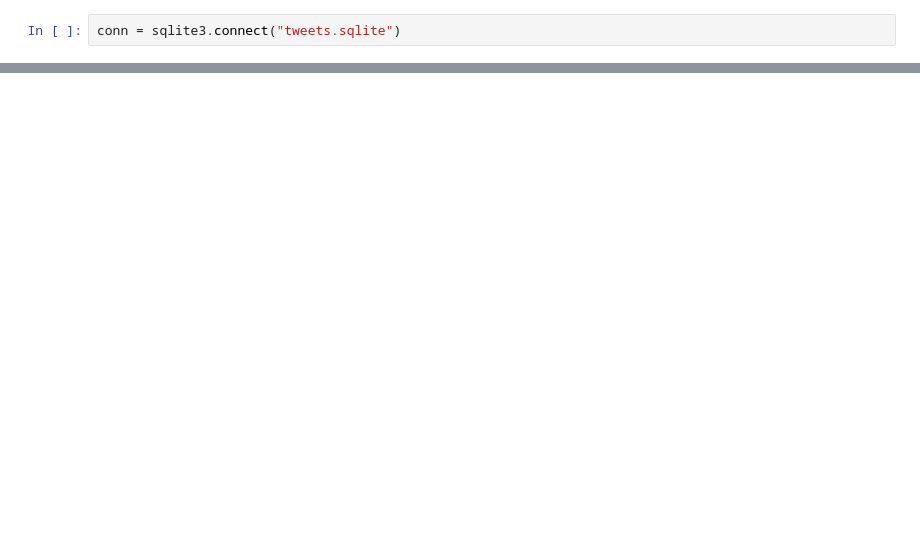
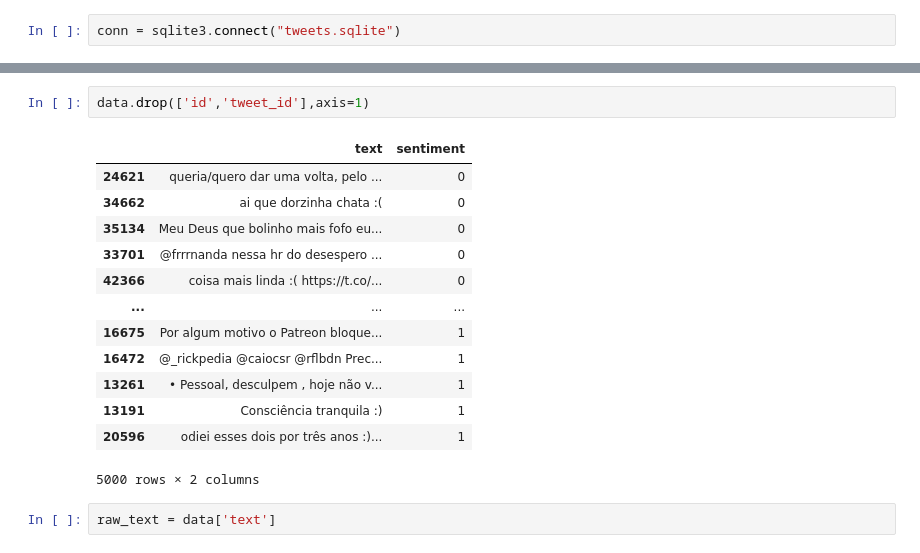
Before and after one commit to statspy-ml/Data_Mining_Trab, a Jupyter notebook: DM_TRAB_2021.ipynb, the cells around one changed output, grey strips where cells are left out. Cells and saved outputs as stored; diff of their text form; blank space fills up the shorter version.

```diff
--- a/DM_TRAB_2021.ipynb
+++ b/DM_TRAB_2021.ipynb
@@ -9,0 +467,18 @@ df = pd.read_sql_query("SELECT * FROM Tweet", conn)
+# %%
+data.drop(['id','tweet_id'],axis=1)
+# %% [output]
+|  | text | sentiment |
+| 24621 | queria/quero dar uma volta, pelo ... | 0 |
+| 34662 | ai que dorzinha chata :( | 0 |
+| 35134 | Meu Deus que bolinho mais fofo eu... | 0 |
+| 33701 | @frrrnanda nessa hr do desespero ... | 0 |
+| 42366 | coisa mais linda :( https://t.co/... | 0 |
+| ... | ... | ... |
+| 16675 | Por algum motivo o Patreon bloque... | 1 |
+| 16472 | @_rickpedia @caiocsr @rflbdn Prec... | 1 |
+| 13261 | • Pessoal, desculpem , hoje não v... | 1 |
+| 13191 | Consciência tranquila :) | 1 |
+| 20596 | odiei esses dois por três anos :)... | 1 |
+5000 rows × 2 columns
+# %%
+raw_text = data['text']
```
Also changed, not shown: parts of 69 cells of this notebook, 4 other files.
